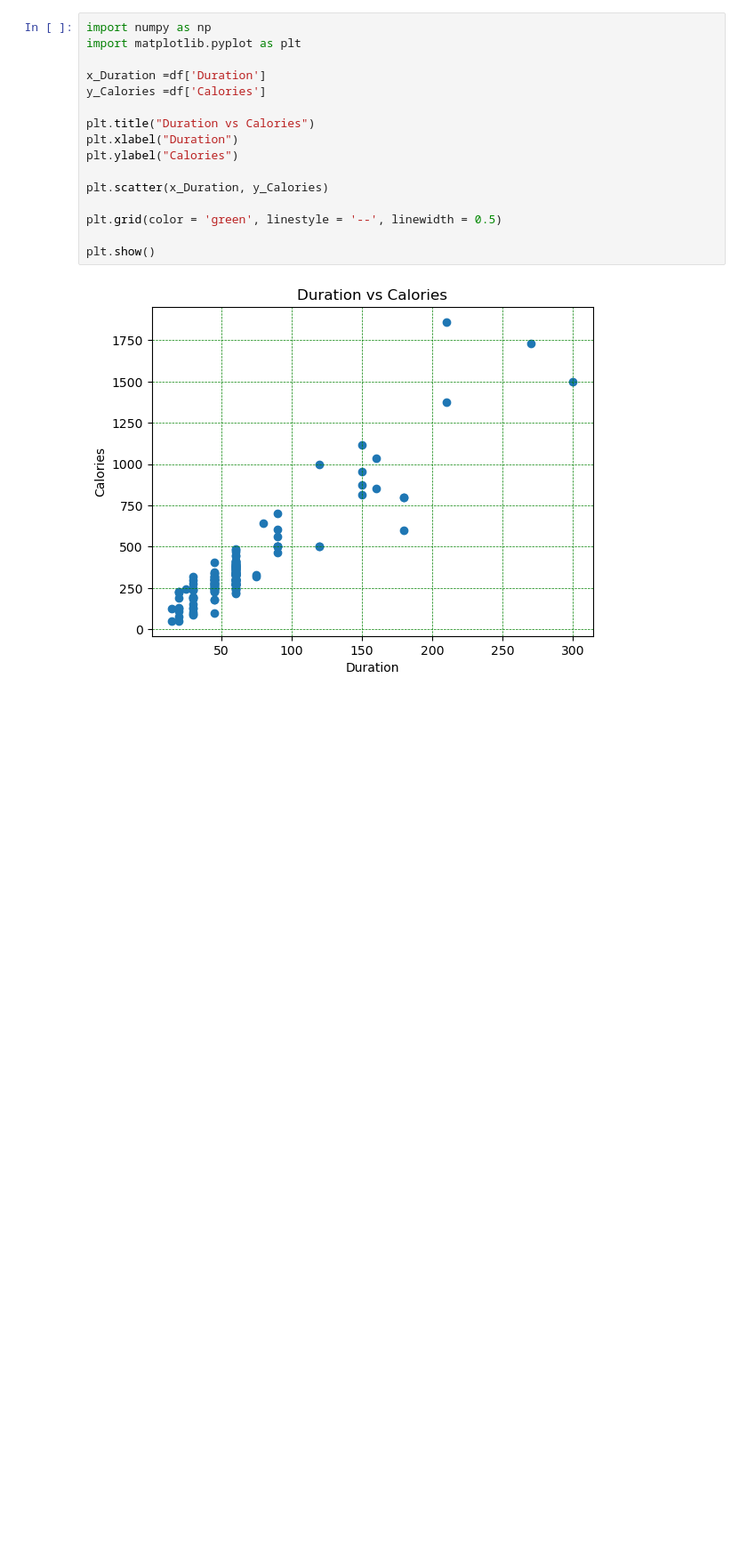
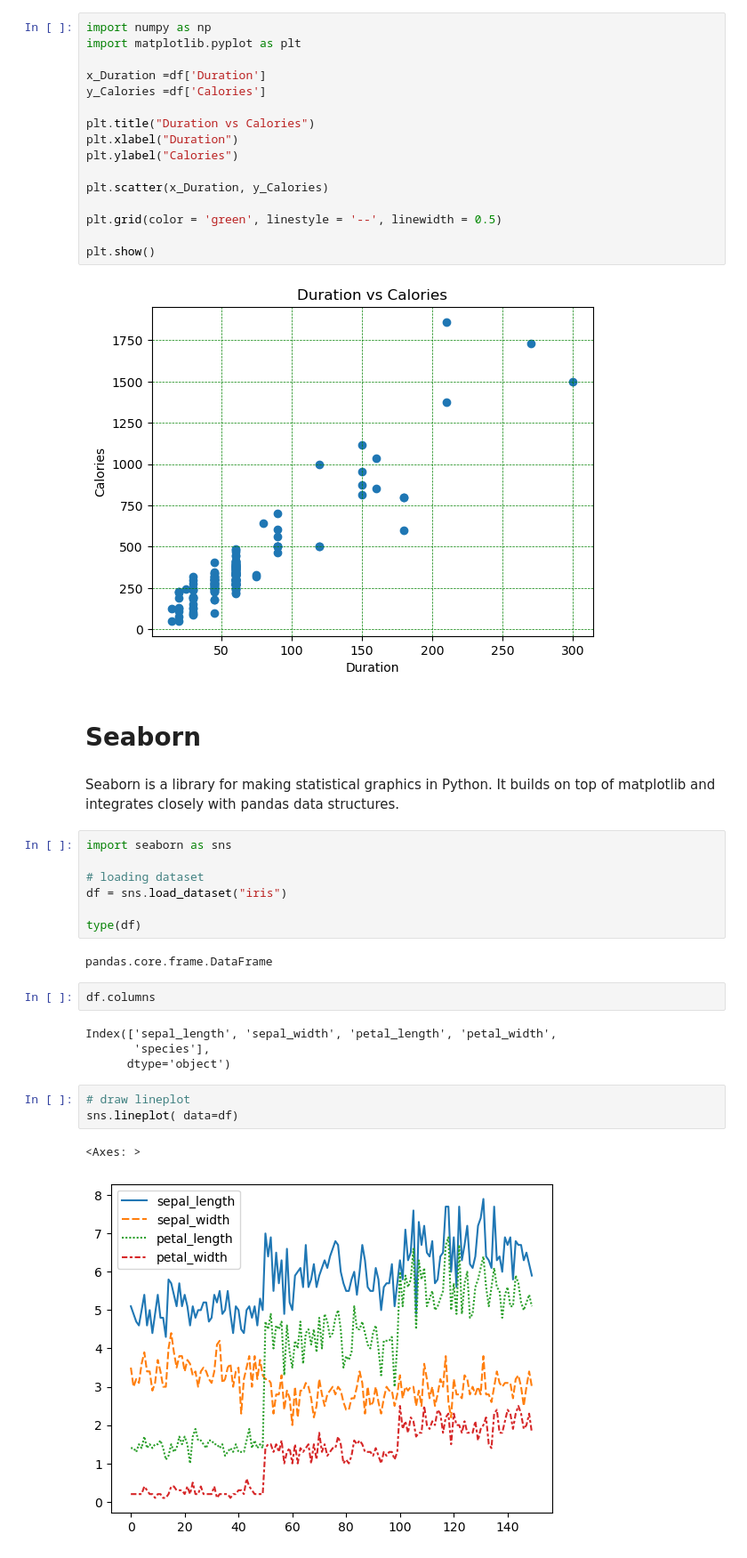
Before and after one commit to venkateshvaddadi/Tutorials, a Jupyter notebook: 2.numpy_matplotlib_pandas/Tutorial_for_numpy_pandas_matplotlib.ipynb, the cells around one changed output. Shown at 89% size. Drawn from its saved outputs; the diff is of its cells as text; blank space fills up the shorter version.

```diff
--- a/2.numpy_matplotlib_pandas/Tutorial_for_numpy_pandas_matplotlib.ipynb
+++ b/2.numpy_matplotlib_pandas/Tutorial_for_numpy_pandas_matplotlib.ipynb
@@ -1080,3 +1080,28 @@ plt.grid(color = 'green', linestyle = '--', linewidth = 0.5)
 plt.show()
 # %% [output]
 [figure]
+# %% [markdown]
+# Seaborn
+# %% [markdown]
+Seaborn is a library for making statistical graphics in Python. It builds on top of matplotlib and integrates closely with pandas data structures.
+# %%
+import seaborn as sns
+
+# loading dataset
+df = sns.load_dataset("iris")
+
+type(df)
+# %% [output]
+pandas.core.frame.DataFrame
+# %%
+df.columns
+# %% [output]
+Index(['sepal_length', 'sepal_width', 'petal_length', 'petal_width',
+       'species'],
+      dtype='object')
+# %%
+# draw lineplot
+sns.lineplot( data=df)
+# %% [output]
+<Axes: >
+[figure, added]
```
Also changed, not shown: parts of 8 cells of this notebook.
